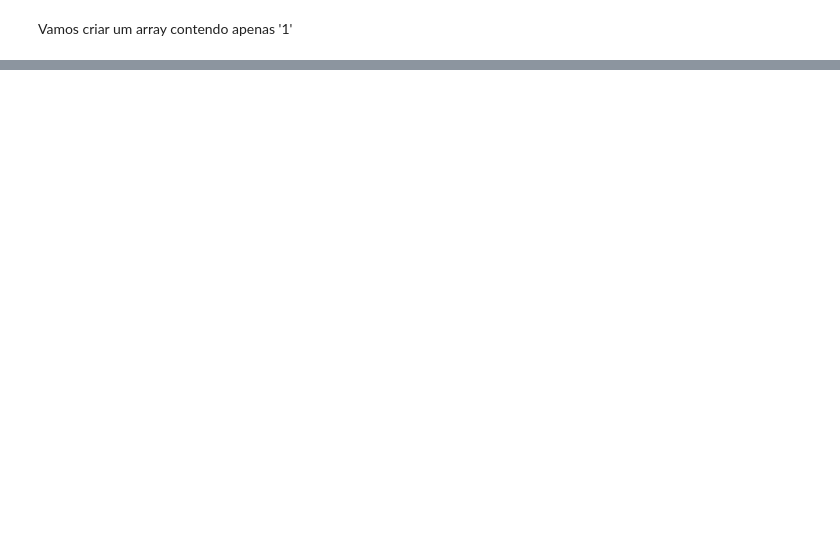
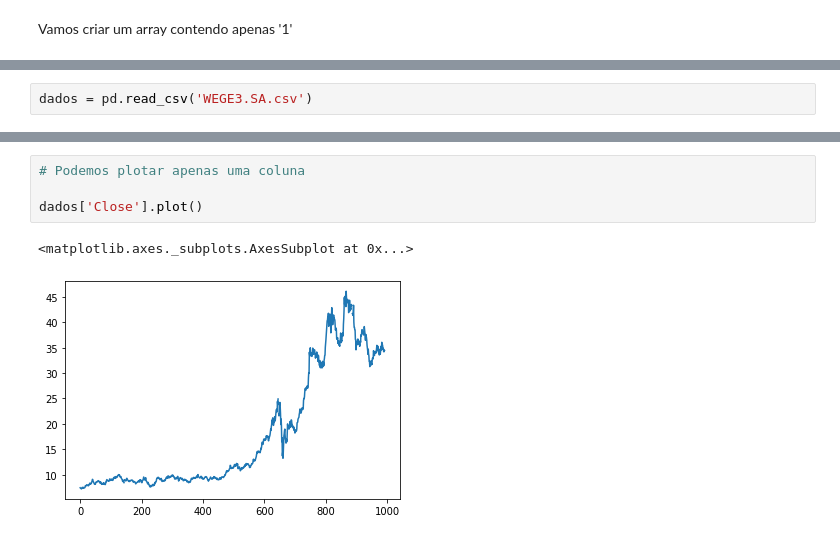
Before and after one commit to jefersonmatsui/Curso_Data_Science_com_Python_Modal_Mais, a Jupyter notebook: M1A5_Bibliotecas.ipynb, the cells around one changed output, grey strips where cells are left out. Cells and saved outputs as stored; diff of their text form; blank space fills up the shorter version.

```diff
--- a/M1A5_Bibliotecas.ipynb
+++ b/M1A5_Bibliotecas.ipynb
@@ -34,0 +181,2 @@ Vamos criar um array contendo apenas '1'
+# %%
+dados = pd.read_csv('WEGE3.SA.csv')
@@ -34,0 +277,7 @@ Vamos criar um array contendo apenas '1'
+# %%
+# Podemos plotar apenas uma coluna
+
+dados['Close'].plot()
+# %% [output]
+<matplotlib.axes._subplots.AxesSubplot at 0x...>
+[figure, added]
```
Also changed, not shown: parts of 71 cells of this notebook.
